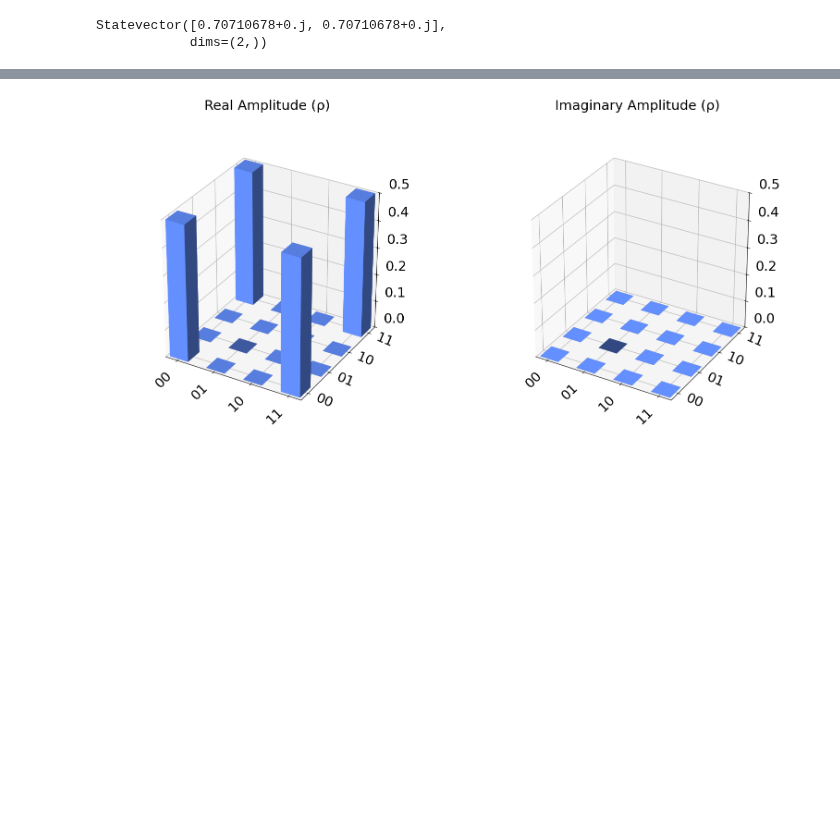
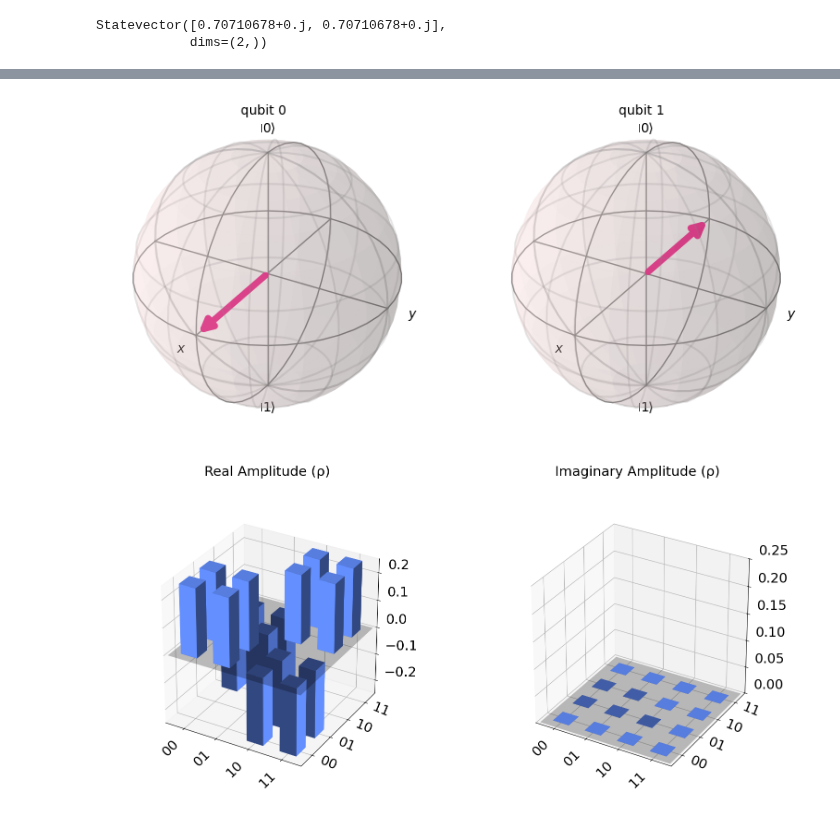
Before and after one commit to mkbahk/QuantumComputing, a Jupyter notebook: Quantum_MultiQubit_BlochSphereX_mkbahk_20250407.ipynb, the cells around one changed output, grey strips where cells are left out. Cells and saved outputs as stored; diff of their text form; code cells hidden in the pictures; blank space fills up the shorter version.

```diff
--- a/Quantum_MultiQubit_BlochSphereX_mkbahk_20250407.ipynb
+++ b/Quantum_MultiQubit_BlochSphereX_mkbahk_20250407.ipynb
@@ -84,5 +82,9 @@ plot_bloch_multivector(state_before2, title="Bell State Bloch Spheres (Before Me
+# %%
+plot_bloch_multivector(final_state3)
+# %% [output]
+[figure, added]
 # %%
-plot_state_city(state_before2)
+plot_state_city(final_state3)
 # %% [output]
-[figure, old version]
+[figure, new version]
 # %%
```
Also changed, not shown: parts of 10 cells of this notebook.
